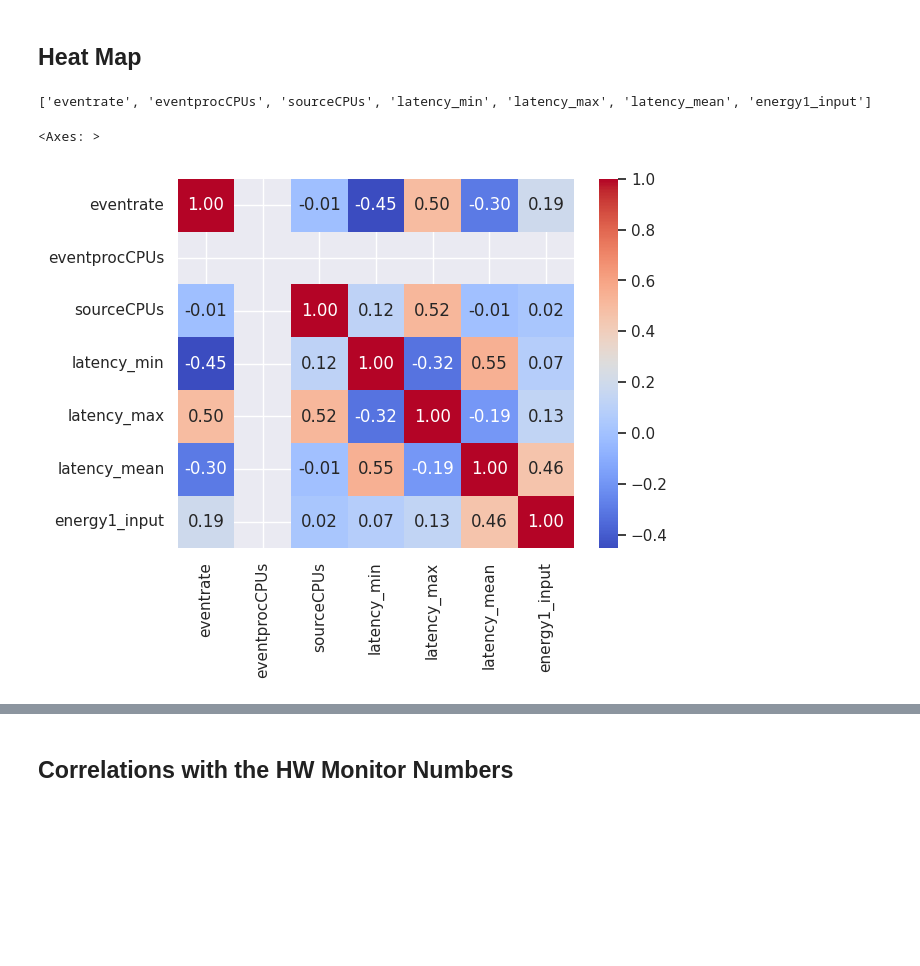
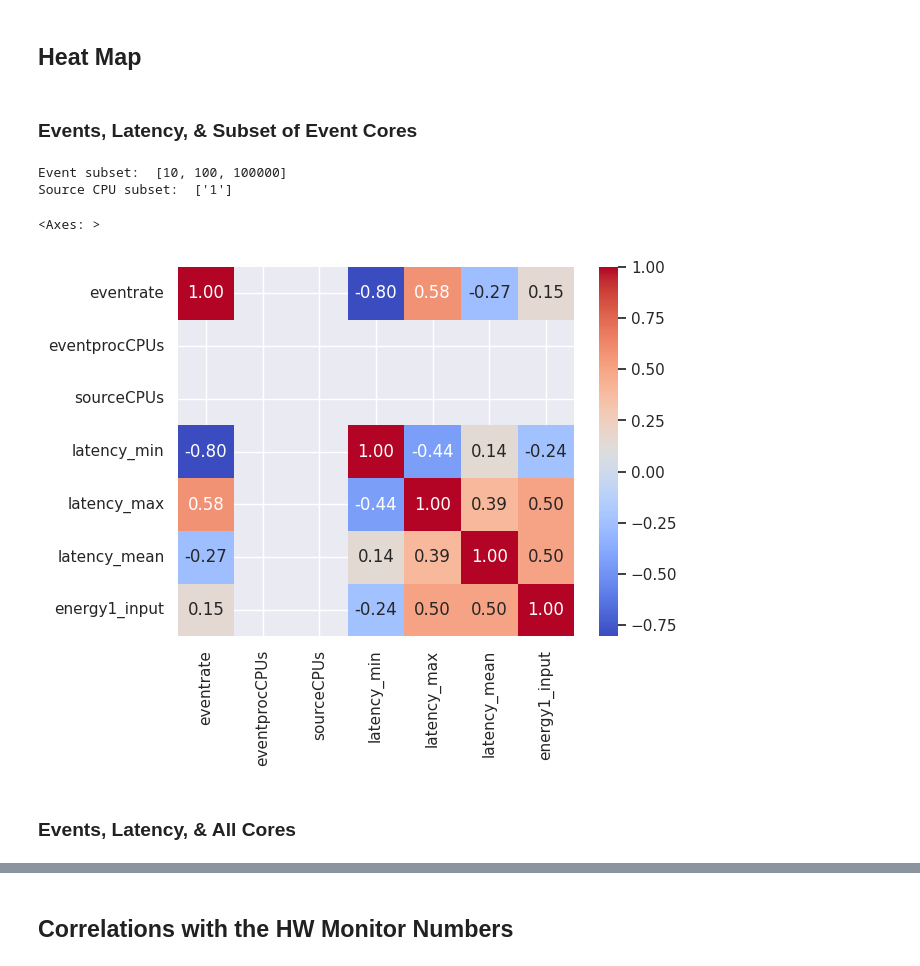
Before and after one commit to jappavoo/wfey, a Jupyter notebook: notebooks/wfey_sweep-wModule.ipynb, the cells around one changed output, grey strips where cells are left out. Cells and saved outputs as stored; diff of their text form; code cells hidden in the pictures; blank space fills up the shorter version.

Commit message:
feat(notebooks): more graph editing + data

```diff
--- a/notebooks/wfey_sweep-wModule.ipynb
+++ b/notebooks/wfey_sweep-wModule.ipynb
@@ -14,19 +30,23 @@ bm_output_raw = pd.read_pickle(HOME_DIRECTORY+'/'+DF+'/'+LOGS+'_output_raw.pkl')
 bm_output_clean = pd.read_pickle(HOME_DIRECTORY+'/'+DF+'/'+LOGS+'_output_clean.pkl')
 bm_output_clean_raw = pd.read_pickle(HOME_DIRECTORY+'/'+DF+'/'+LOGS+'_output_clean_raw.pkl')
 
-import re ## TODO add too setup
-cols = bm_output_clean_raw.columns
+cols = bm_output_clean_raw.columns  ### ?NOTE -- would a different df change the columns - i dont think so
 
-r = re.compile("energy.*_input")
-energy_cols = list(filter(r.match, cols))
-print("Energy Cols: ", energy_cols)
+energy_regex = re.compile("energy.*_input")
+energy_cols = list(filter(energy_regex.match, cols))
 
 bm_start_index = list(cols).index("epThread")
 bm_cols = list(cols[bm_start_index:])
-print("BM Cols: ", bm_cols)
 
-bm_output_flat = bm_output.explode(energy_cols +["time"], ignore_index=True)
-bm_output_flat_raw = bm_output_clean_raw.explode(energy_cols +["time"], ignore_index=True)
+#print("Energy Cols: ", energy_cols)
+#print("BM Cols: ", bm_cols)
+
+# Flatten the arrays
+bm_energy_output_flat = bm_output.explode(energy_cols +["time"], ignore_index=True)
+bm_energy_output_flat_raw = bm_output_clean_raw.explode(energy_cols +["time"], ignore_index=True)
+
+bm_perf_output_flat = bm_output.explode(bm_cols, ignore_index=True)
+bm_perf_output_flat_raw = bm_output_clean_raw.explode(bm_cols, ignore_index=True)
 
 #with pd.option_context('display.max_rows', None, 'display.max_columns', None):
 #    print(bm_output_flat_raw)
@@ -40,10 +57,14 @@ sns.set_palette("Paired")
 pd.options.mode.chained_assignment = None
 
 #eventsubset=[10, 100]
-eventsubset=[50000, 100000, 150000]
-sourceCPUsubset=["1", "10", "50"]
+#eventsubset=[50000, 100000, 150000]
+eventsubset=[10, 100, 100000]
+#sourceCPUsubset=["1", "10", "50"]
+sourceCPUsubset=["1"]
 
 def return_df(df):
+    print("Event Rate subset: ", eventsubset)
+    print("Source CPU subset: ", sourceCPUsubset)
     return df[ (df['eventrate'].isin(eventsubset)) & (df['sourceCPUs'].isin(sourceCPUsubset))].copy()
 
 def return_config_set(df, event, scpu):
@@ -54,19 +78,23 @@ df_used = return_df(bm_output)
 # Graphs -- Overview
 # %% [markdown]
 ## Heat Map
+# %% [markdown]
+### Events, Latency, & Subset of Event Cores
 # %%
-#sns.pairplot(data=bm_output_flat, hue="configs")
-#corr = bm_output_flat_raw[['eventrate', 'eventprocCPUs', 'sourceCPUs', 'energy1_input', 'latency_min', 'latency_max', 'latency_mean']].corr()
+df_used = return_df(bm_energy_output_flat_raw)
 
 common_cols = ['eventrate', 'eventprocCPUs', 'sourceCPUs', 'latency_min', 'latency_max', 'latency_mean']
 output_cols = common_cols + ['energy1_input']
-print(output_cols)
-corr = bm_output_flat_raw[output_cols].corr()
+corr = df_used[output_cols].corr()
+
 #fig, ax = plt.subplots(figsize=(100, 100))
 sns.heatmap(corr, annot=True, cmap='coolwarm', fmt='.2f')
 # %% [output]
-['eventrate', 'eventprocCPUs', 'sourceCPUs', 'latency_min', 'latency_max', 'latency_mean', 'energy1_input']
+Event subset:  [10, 100, 100000]
+Source CPU subset:  ['1']
 <Axes: >
-[figure, old version]
+[figure, new version]
+# %% [markdown]
+### Events, Latency, & All Cores
 # %%
 ## NOTE -- this is insane dont load this
```
Also changed, not shown: parts of 12 cells of this notebook, 3 other files.
